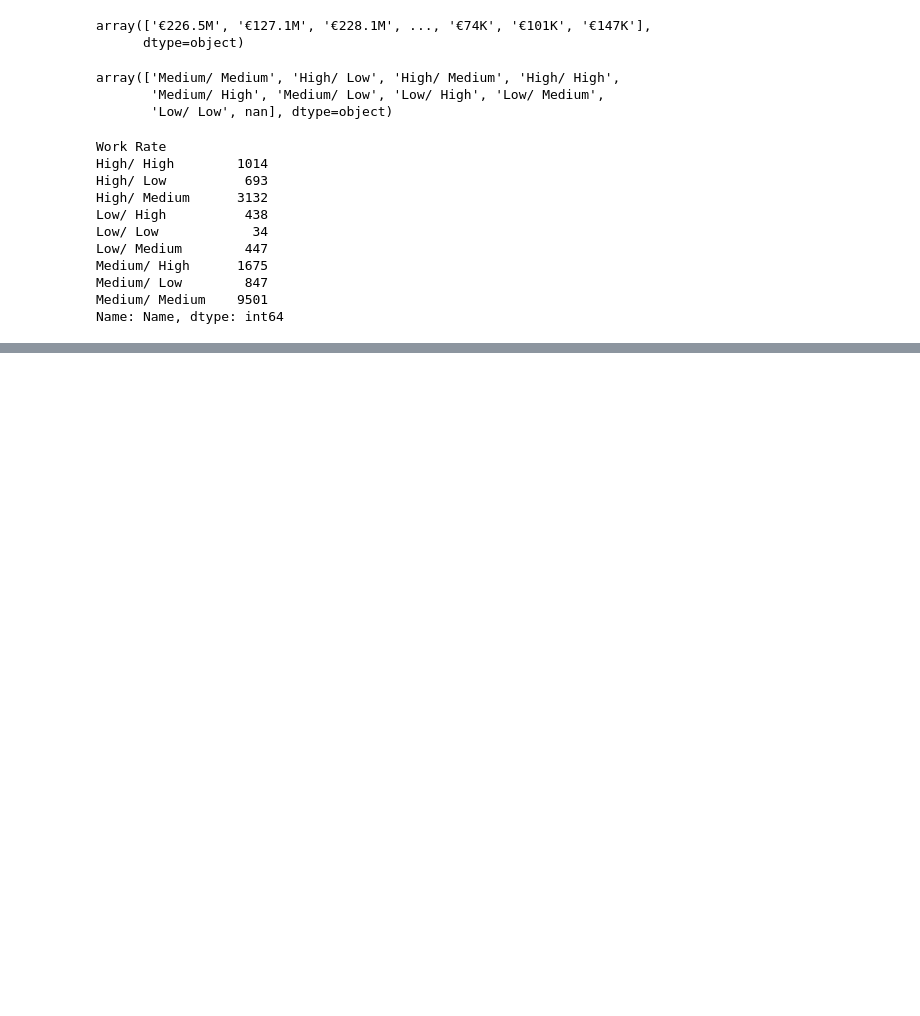
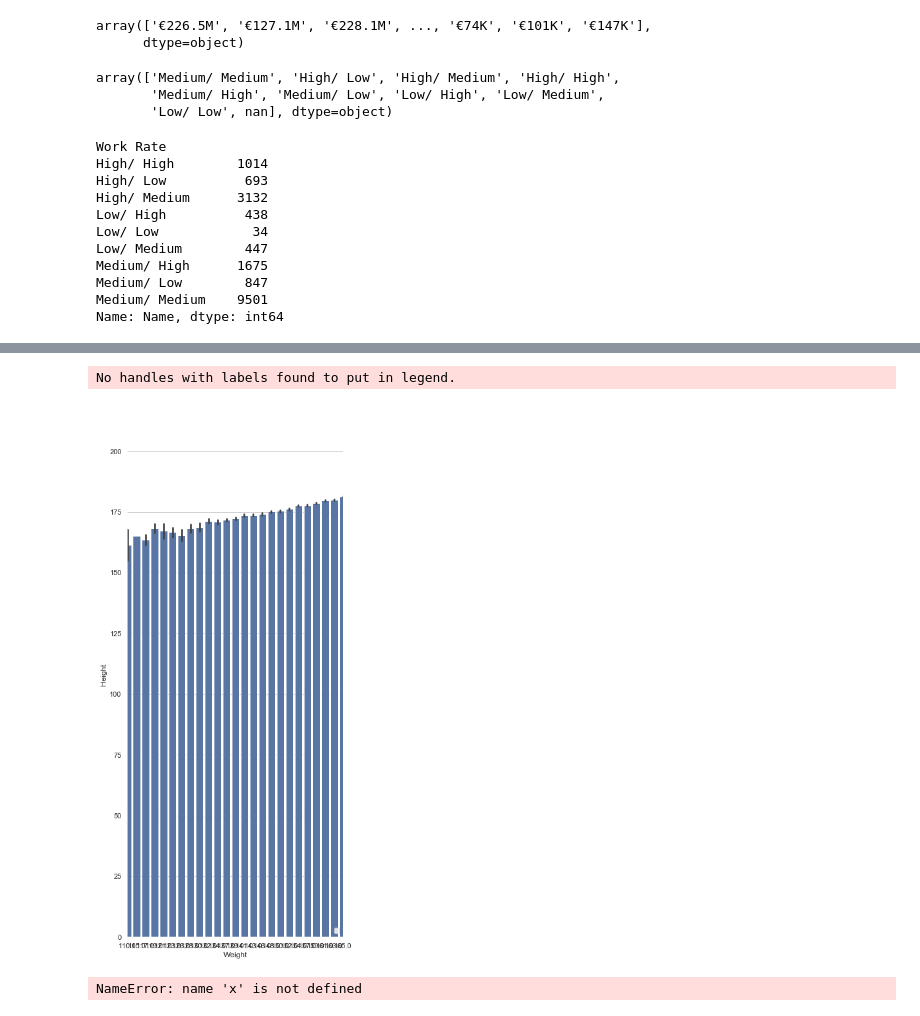
Before and after one commit to DB11051998/Fifa_19, a Jupyter notebook: FIFA19.ipynb, the cells around one changed output, grey strips where cells are left out. Saved outputs shown, nothing was run; the diff lists cells and outputs as text; code cells hidden in the pictures; blank space fills up the shorter version.

```diff
--- a/FIFA19.ipynb
+++ b/FIFA19.ipynb
@@ -430,0 +450,14 @@ HTTPError: HTTP Error 404: Not Found
+# %%
+sns.set(style='whitegrid')
+f, ax = plt.subplots(figsize=(6, 15))
+sns.barplot(x='Weight',y='Height',data=df_new,color="b")
+ax.legend(ncol=2, loc="lower right", frameon=True)
+ax.set(xlim=(0, 24))
+sns.despine(left=True, bottom=True)
+# %% [output]
+No handles with labels found to put in legend.
+[figure, added]
+# %%
+sns.distplot(x,bins=10,rug=True)
+# %% [output]
+NameError: name 'x' is not defined
```
Also changed, not shown: parts of 12 cells of this notebook.
